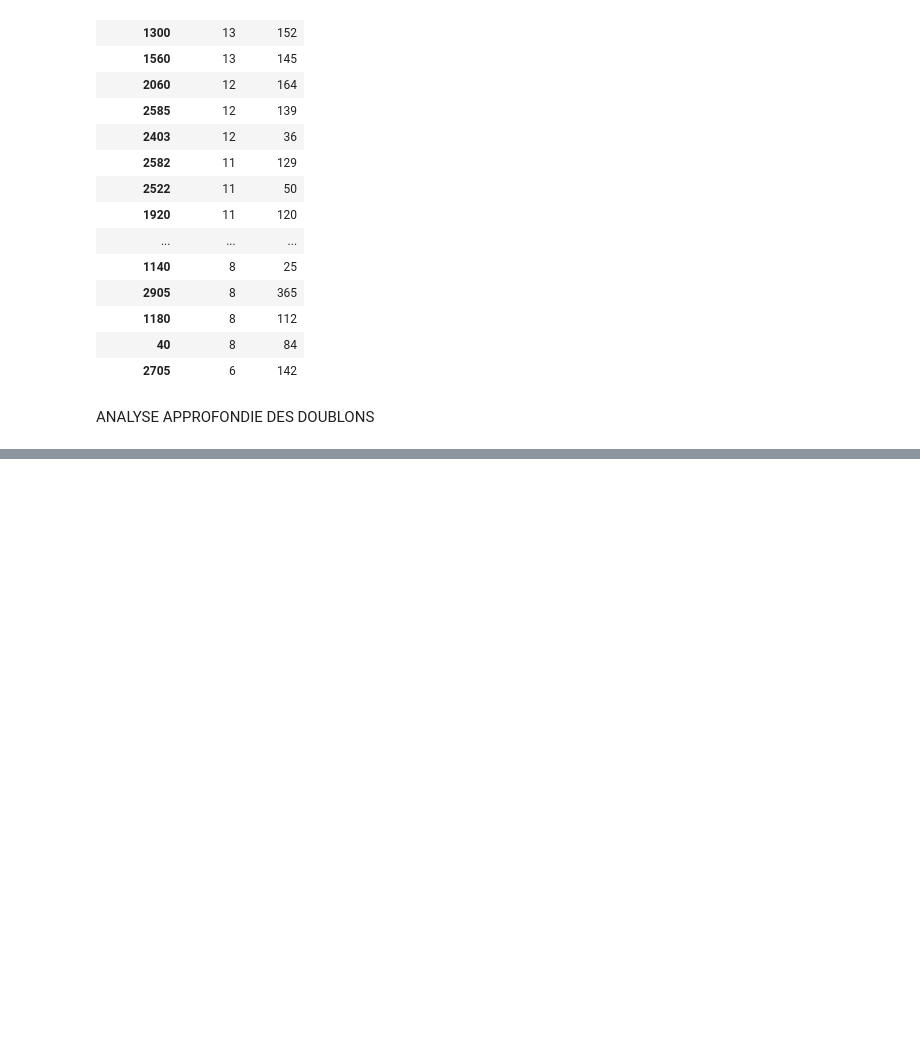
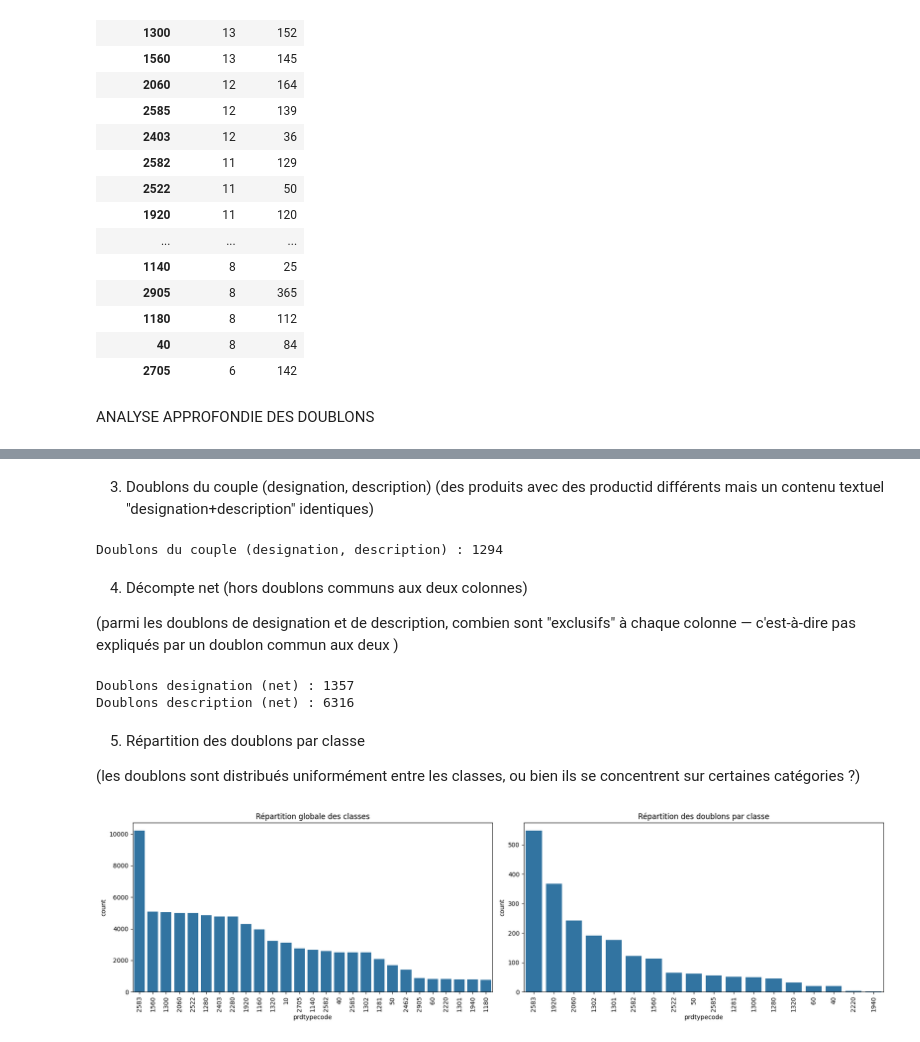
Before and after one commit to kameleeto/challenge_Rakuten, a Jupyter notebook: notebooks/1-exploration.ipynb, the cells around one changed output, grey strips where cells are left out. Drawn from its saved outputs; the diff is of its cells as text; code cells hidden in the pictures; blank space fills up the shorter version.

```diff
--- a/notebooks/1-exploration.ipynb
+++ b/notebooks/1-exploration.ipynb
@@ -297,0 +310,50 @@ NameError: name 'df' is not defined
+# %% [markdown]
+3. Doublons du couple (designation, description)
+(des produits avec des productid différents mais un contenu textuel "designation+description" identiques)
+# %%
+doublons_couple = df[df['description'].notna()][['designation', 'description']].duplicated().sum()
+print("Doublons du couple (designation, description) :", doublons_couple)
+# %% [output]
+Doublons du couple (designation, description) : 1294
+# %% [markdown]
+4. Décompte net (hors doublons communs aux deux colonnes)
+
+(parmi les doublons de designation et de description, combien sont "exclusifs" à chaque colonne — c'est-à-dire pas expliqués par un doublon commun aux deux )
+# %%
+print("Doublons designation (net) :", df['designation'].duplicated().sum() - doublons_couple)
+print("Doublons description (net) :", df[df['description'].notna()]['description'].duplicated().sum() - doublons_couple)
+# %% [output]
+Doublons designation (net) : 1357
+Doublons description (net) : 6316
+# %% [markdown]
+5. Répartition des doublons par classe
+
+(les doublons sont distribués uniformément entre les classes, ou bien ils se concentrent sur certaines catégories ?)
+# %%
+# Isoler les lignes dupliquées sur le couple (designation, description)
+mask_doublons = (
+    data['description'].notna() &
+    data[['designation', 'description']].duplicated(keep=False)
+)
+data_doublons = data[mask_doublons]
+
+# Visualiser leur répartition par classe
+import matplotlib.pyplot as plt
+import seaborn as sns
+
+fig, axes = plt.subplots(1, 2, figsize=(18, 5))
+
+# Répartition globale des classes
+sns.countplot(x=data['prdtypecode'], order=data['prdtypecode'].value_counts().index, ax=axes[0])
+axes[0].set_title("Répartition globale des classes")
+axes[0].tick_params(axis='x', rotation=90)
+
+# Répartition des doublons par classe
+sns.countplot(x=data_doublons['prdtypecode'], order=data_doublons['prdtypecode'].value_counts().index, ax=axes[1])
+axes[1].set_title("Répartition des doublons par classe")
+axes[1].tick_params(axis='x', rotation=90)
+
+plt.tight_layout()
+plt.show()
+# %% [output]
+[figure, added]
```
Also changed, not shown: parts of 8 cells of this notebook.
